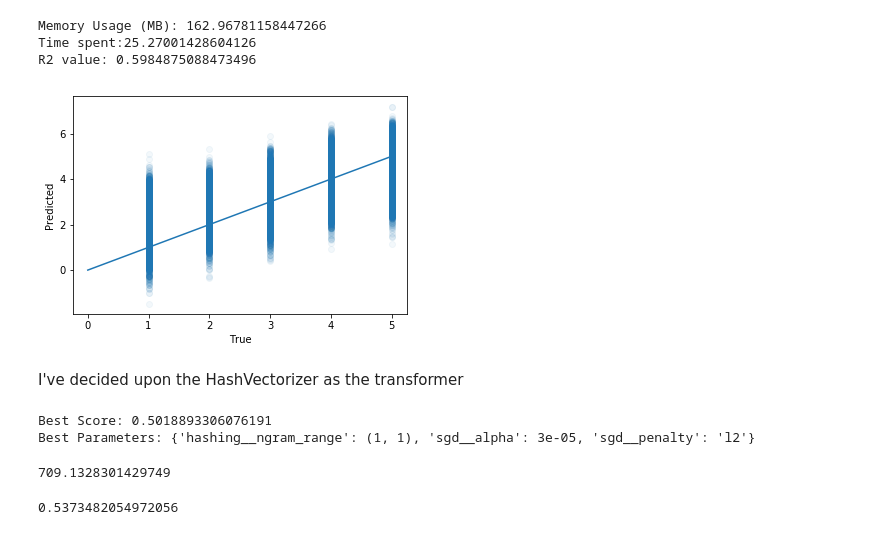
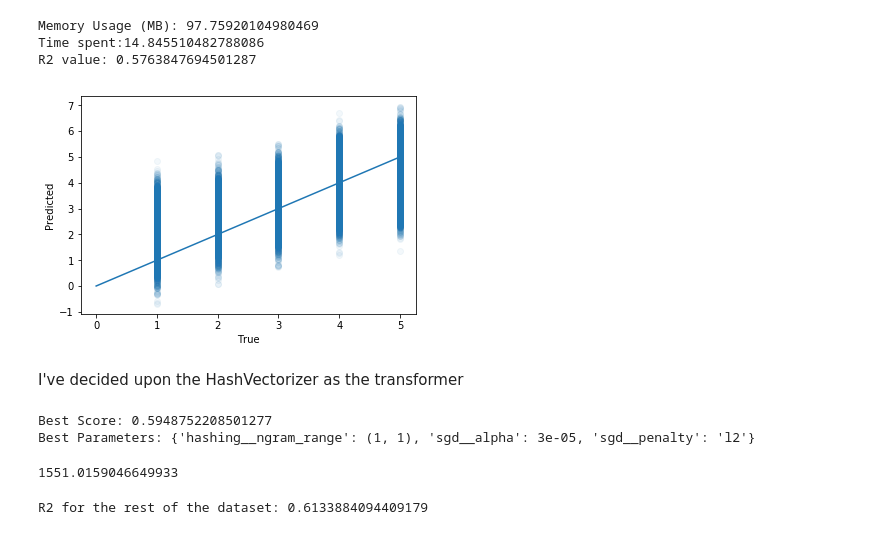
Before and after one commit to nneal1213/Data_Science_Projects, a Jupyter notebook: 06_Predicting_YelpRating_from_Text/06_Predicting_YelpRating_from_Text.ipynb, the cells around one changed output. Drawn from its saved outputs; the diff is of its cells as text; code cells hidden in the pictures.

```diff
--- a/06_Predicting_YelpRating_from_Text/06_Predicting_YelpRating_from_Text.ipynb
+++ b/06_Predicting_YelpRating_from_Text/06_Predicting_YelpRating_from_Text.ipynb
@@ -182,6 +182,6 @@ def create_random_indices(array, num_rows_text):
 # %%
 # Generating indices for sampling
 
-num_rows_text = 500000   # Modify here
+num_rows_text = 300000   # Modify here
 random_indices = create_random_indices(text_array, num_rows_text)
 # %% [output]
@@ -223,15 +223,15 @@ SGDRegressor(alpha=0.0001, average=False, epsilon=0.1, eta0=0.01,
 # %%
 # HashVectorizer training
 
 hash_matrix = transformation(HashingVectorizer(stop_words='english'),
-                             text_array[indices], 'float16')
+                             text_array[random_indices], 'float16')
 sgd_hashing = train_model(SGDRegressor(max_iter=50, random_state=100, penalty='l1'),
-                          hash_matrix, stars_array[indices])
+                          hash_matrix, stars_array[random_indices])
 # %% [output]
-Memory Usage (MB): 162.96781158447266
-Time spent:25.27001428604126
-R2 value: 0.5984875088473496
+Memory Usage (MB): 97.75920104980469
+Time spent:14.845510482788086
+R2 value: 0.5763847694501287
-[figure, old version]
+[figure, new version]
 # %% [markdown]
 I've decided upon the HashVectorizer as the transformer
 # %%
@@ -247,21 +247,20 @@ parameters = {'hashing__ngram_range': [(1, 1), (1, 2)],
 begin = time.time()
 
 gs_reg = GridSearchCV(pipeline, parameters, scoring='r2')
-gs_reg.fit(text_array[indices], stars_array[indices])
+gs_reg.fit(text_array[random_indices], stars_array[random_indices])
 
 print('Best Score: {}'.format(gs_reg.best_score_))
 print('Best Parameters: {}'.format(gs_reg.best_params_))
-
-time.time()-begin
+print('Time spent:{}'.format(time.time()-begin))
 # %% [output]
-Best Score: 0.5018893306076191
+Best Score: 0.5948752208501277
 Best Parameters: {'hashing__ngram_range': (1, 1), 'sgd__alpha': 3e-05, 'sgd__penalty': 'l2'}
-709.1328301429749
+1551.0159046649933
 # %%
-y_pred = gs_reg.predict(text_array)
-print('R2 for the rest of the dataset: {}'.format(r2_score(stars_array, y_pred))
+y_pred = gs_reg.predict(text_array[~random_indices])
+print('R2 for the rest of the dataset: {}'.format(r2_score(stars_array[~random_indices], y_pred)))
 # %% [output]
-0.5373482054972056
+R2 for the rest of the dataset: 0.6133884094409179
 # %%
 # Saving model to file
 pickle.dump(gs_clf, open( "gridsearch.p", "wb" ))
```
Also changed, not shown: parts of 6 cells of this notebook.
